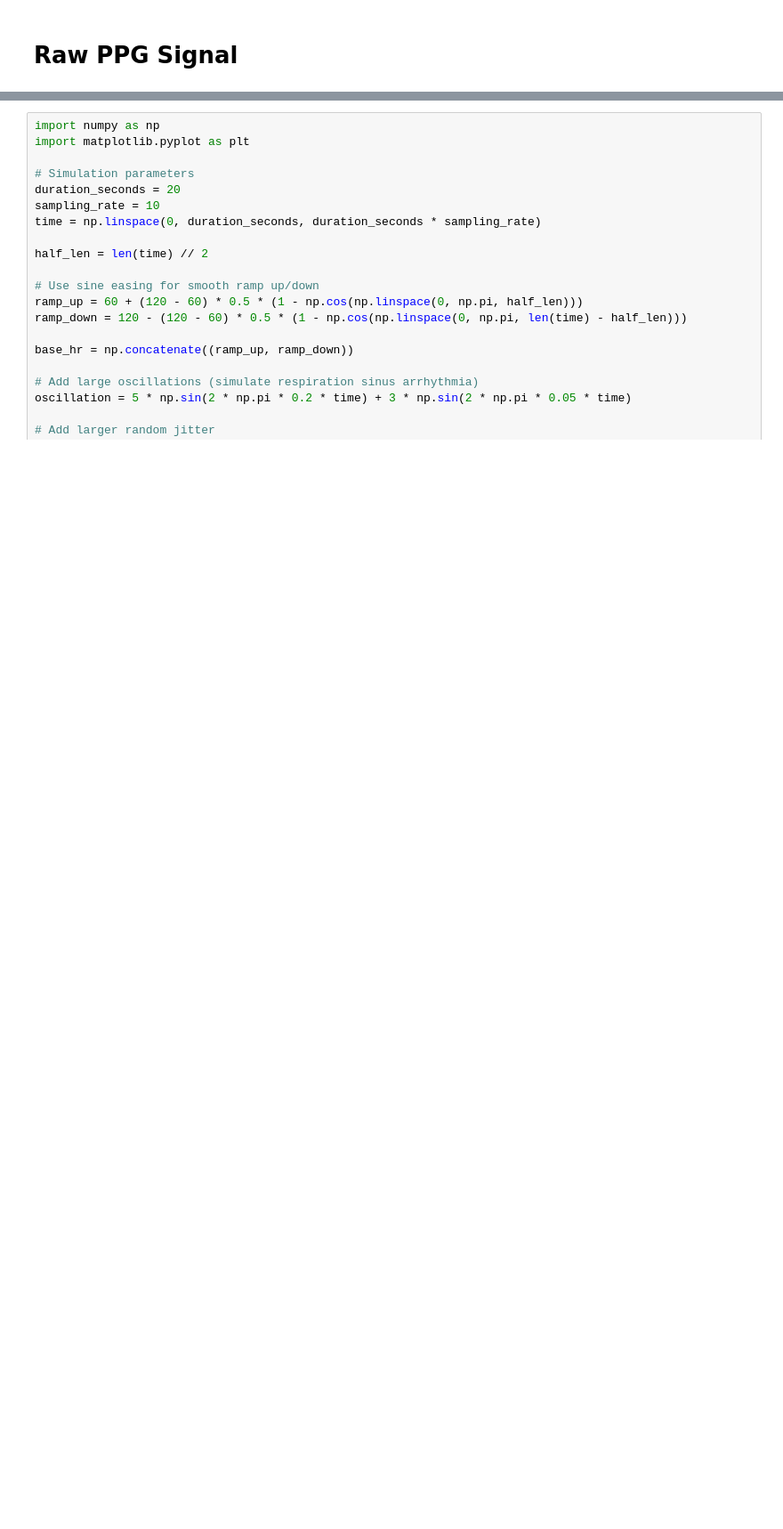
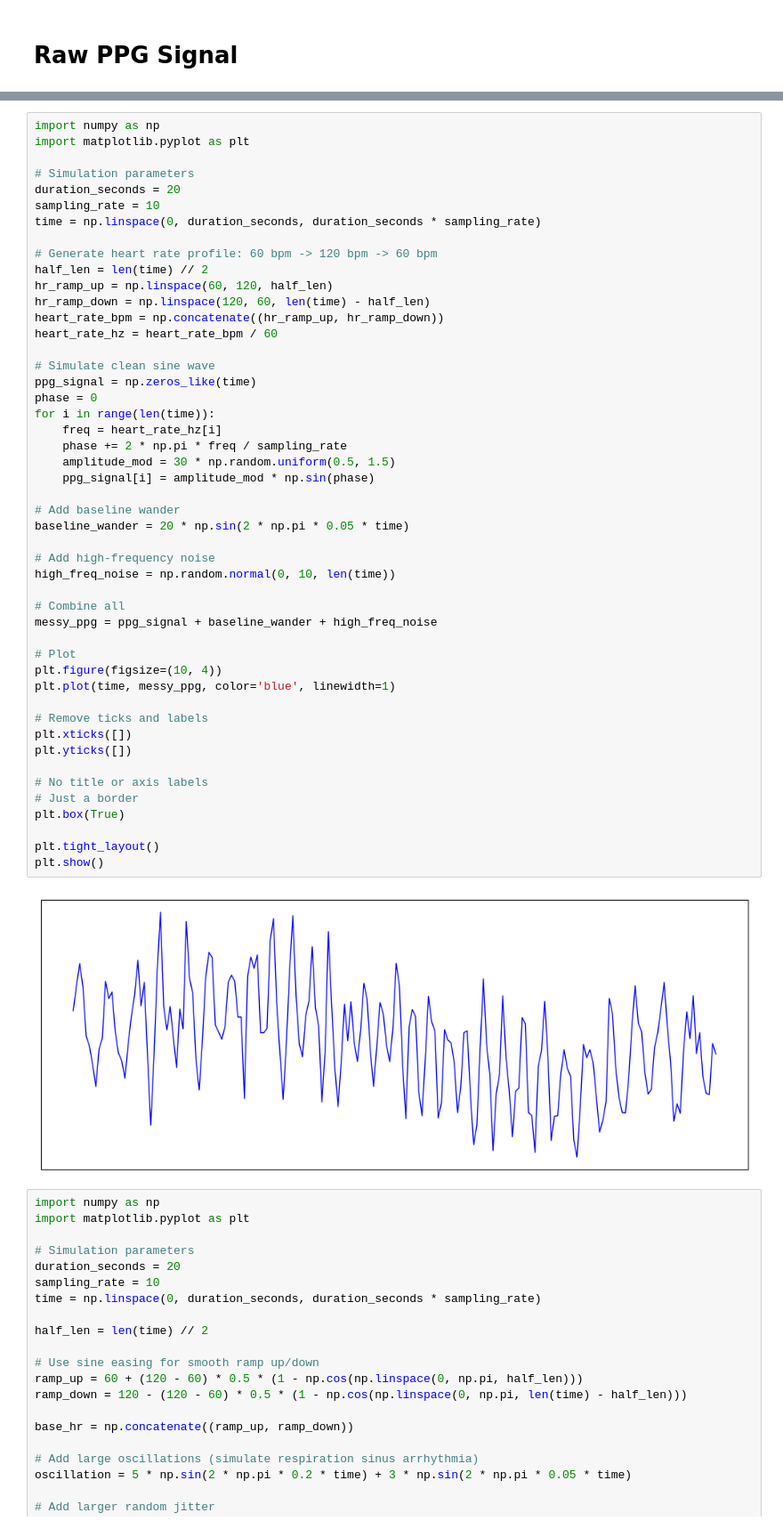
Before and after one commit to Hollen0318/LactatePresentation, a Jupyter notebook: vis.ipynb, the cells around one changed output, grey strips where cells are left out. Shown at 89% size. Saved outputs shown, nothing was run; the diff lists cells and outputs as text; blank space fills up the shorter version.

```diff
--- a/vis.ipynb
+++ b/vis.ipynb
@@ -340,3 +483,53 @@ plt.show()
+# %%
+import numpy as np
+import matplotlib.pyplot as plt
+
+# Simulation parameters
+duration_seconds = 20
+sampling_rate = 10
+time = np.linspace(0, duration_seconds, duration_seconds * sampling_rate)
+
+# Generate heart rate profile: 60 bpm -> 120 bpm -> 60 bpm
+half_len = len(time) // 2
+hr_ramp_up = np.linspace(60, 120, half_len)
+hr_ramp_down = np.linspace(120, 60, len(time) - half_len)
+heart_rate_bpm = np.concatenate((hr_ramp_up, hr_ramp_down))
+heart_rate_hz = heart_rate_bpm / 60
+
+# Simulate clean sine wave
+ppg_signal = np.zeros_like(time)
+phase = 0
+for i in range(len(time)):
+    freq = heart_rate_hz[i]
+    phase += 2 * np.pi * freq / sampling_rate
+    amplitude_mod = 30 * np.random.uniform(0.5, 1.5)
+    ppg_signal[i] = amplitude_mod * np.sin(phase)
+
+# Add baseline wander
+baseline_wander = 20 * np.sin(2 * np.pi * 0.05 * time)
+
+# Add high-frequency noise
+high_freq_noise = np.random.normal(0, 10, len(time))
+
+# Combine all
+messy_ppg = ppg_signal + baseline_wander + high_freq_noise
+
+# Plot
+plt.figure(figsize=(10, 4))
+plt.plot(time, messy_ppg, color='blue', linewidth=1)
+
+# Remove ticks and labels
+plt.xticks([])
+plt.yticks([])
+
+# No title or axis labels
+# Just a border
+plt.box(True)
+
+plt.tight_layout()
+plt.show()
+# %% [output]
+[figure, added]
 # %%
 import numpy as np
 import matplotlib.pyplot as plt
```
Also changed, not shown: parts of 6 cells of this notebook.
